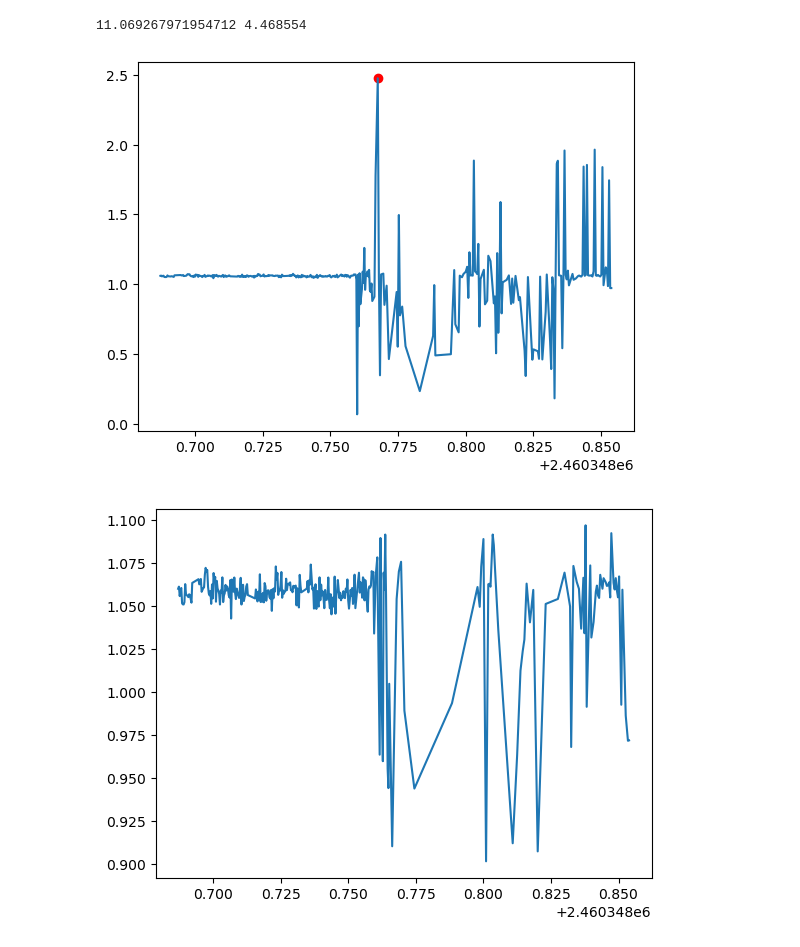
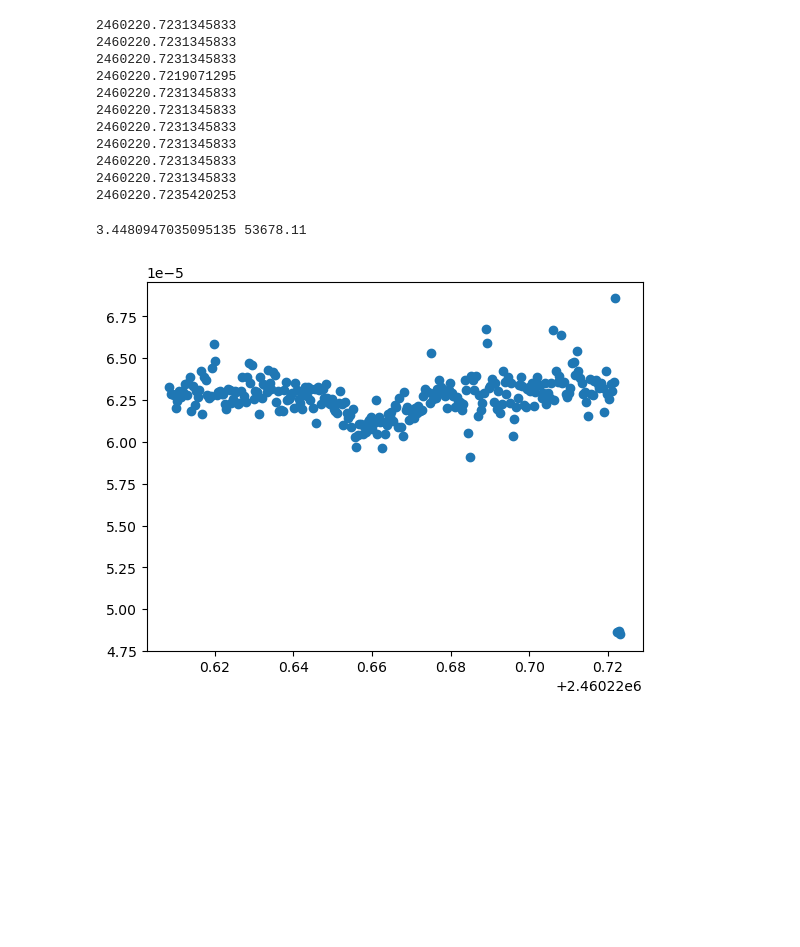
Before and after one commit to Efrain1013/AST_443, a Jupyter notebook: Lab_2_again/section_4_5.ipynb, the cells around one changed output. Drawn from its saved outputs; the diff is of its cells as text; code cells hidden in the pictures; blank space fills up the shorter version.

```diff
--- a/Lab_2_again/section_4_5.ipynb
+++ b/Lab_2_again/section_4_5.ipynb
@@ -7,7 +7,7 @@ JDs = []
 flux = []
 flux_err = []
 
-with open("SECTION_4_3/xo_2n.dat") as file:
+with open("NEW_SECTION_4_3/kepler1.dat") as file:
     lines = file.readlines()
     column0 = []
     column1 = []
@@ -21,7 +21,7 @@ with open("SECTION_4_3/xo_2n.dat") as file:
     flux_err.append(column2)
 
 for i in range(1, 11):
-    filename = "SECTION_4_3/ref" + str(i) + ".dat"
+    filename = "NEW_SECTION_4_3/ref" + str(i) + ".dat"
     with open(filename, 'r') as file:
         lines = file.readlines()
         column0 = []
@@ -65,11 +63,9 @@ for i in range(0, 11):
 #     plt.figure(figsize=(20, 10))
     plt.xlabel('Time (JD)')
     plt.plot(JDs[i], flux[i])
-    plt.axvline(JDs[0][200], c='r')
-    plt.axvline(JDs[0][345], c='r')
     plt.ylabel('Flux')
     if i == 0:
-        plt.title("XO-2N")
+        plt.title("Keppler 1")
     else:
         plt.title(rf'REF {i}')
     plt.show()
@@ -122,9 +118,8 @@ while np.max(ind) < len(JDs[0]):
     weighted_errs.append(w_err)
 #     print(f"Weighted mean is {w_mean}")
 # %%
-# Now they have the same start and end date
-# print(JDs[10][-1])
-# print(JDs[0][-1])
+for i in range(0, 11):
+    print(JDs[i][-1])
 
 r_s = []
 r_s_err = []
@@ -132,9 +127,20 @@ for i in range(0, len(flux[0])):
     r_s.append(flux[0][i] / weighted_means[i])
     r_s_err.append(np.abs(flux_err[0][i] / weighted_errs[i]) *
                    np.sqrt((flux[0][i]/flux_err[0][i])**2 + (weighted_means[i]/weighted_errs[i])*2))
+# %% [output]
+2460220.7231345833
+2460220.7231345833
+2460220.7231345833
+2460220.7219071295
+2460220.7231345833
+2460220.7231345833
+2460220.7231345833
+2460220.7231345833
+2460220.7231345833
+2460220.7231345833
+2460220.7235420253
 # %%
-pre_transit = 200
-post_transit = 345
+pre_transit = 15
 
 pre_flux = flux[0][:pre_transit]
 median_flux = np.median(pre_flux)
@@ -142,30 +148,25 @@ flux_norm = r_s / median_flux
 flux_norm_err = r_s_err / median_flux
 print(r_s[242], median_flux)
 # %% [output]
-11.069267971954712 4.468554
+3.4480947035095135 53678.11
 # %%
-plt.plot(JDs[0], flux_norm)
-plt.scatter(JDs[0][242], flux_norm[242], c='r')
+plt.plot(JDs[0], flux_norm,'o')
 plt.show()
 
 tol = 0.1
 flux_norm_1 = flux_norm[:].tolist()
 flux_norm_1_err = flux_norm_err[:].tolist()
 JDs_1 = JDs[0][:]
 i = 0
 while i < len(flux_norm_1):
     if flux_norm_1[i] > 1.0 + tol or flux_norm_1[i] < 1.0 - tol:
         flux_norm_1.pop(i)
         flux_norm_1_err.pop(i)
         JDs_1.pop(i)
         i -= 1
     i += 1
-
-plt.plot(JDs_1, flux_norm_1)
-plt.show()
 # %% [output]
-[figure, old version]
+[figure, new version]
-[figure, removed]
 # %%
 import csv
 
```
Also changed, not shown: parts of 2 cells of this notebook, 2 other files.
